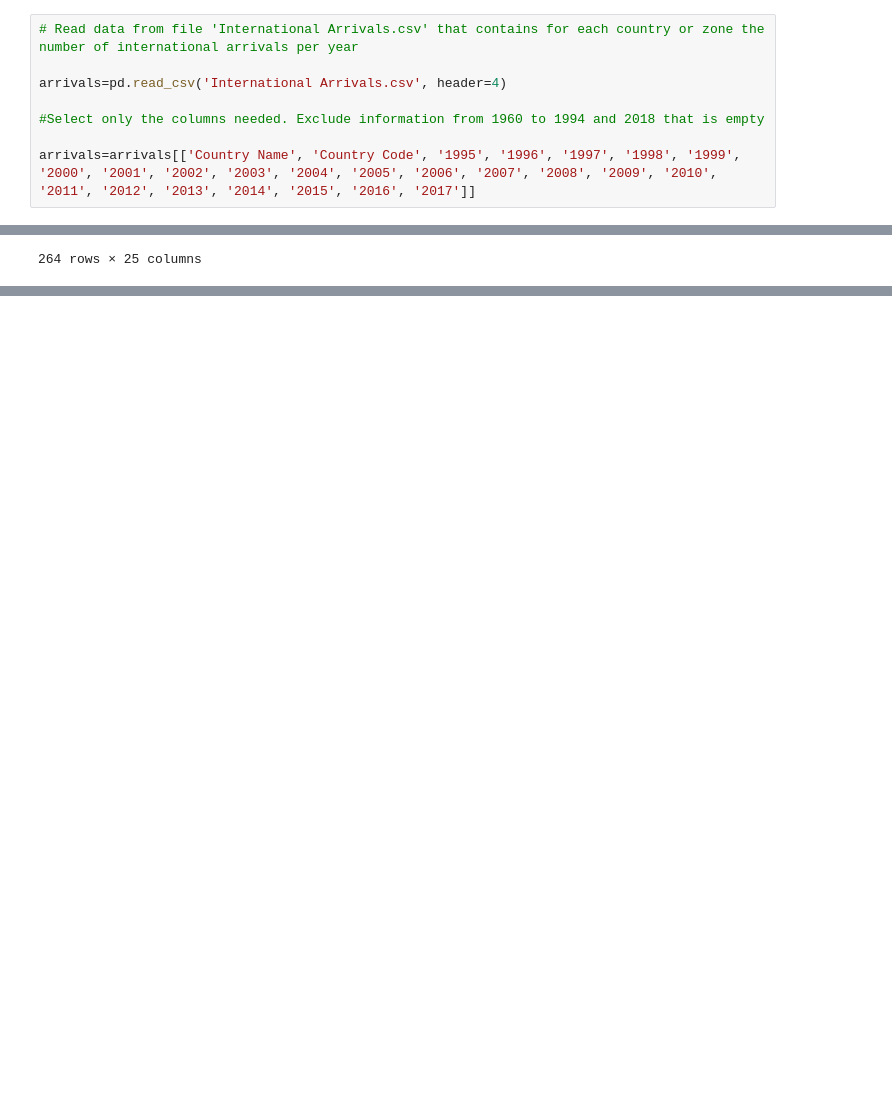
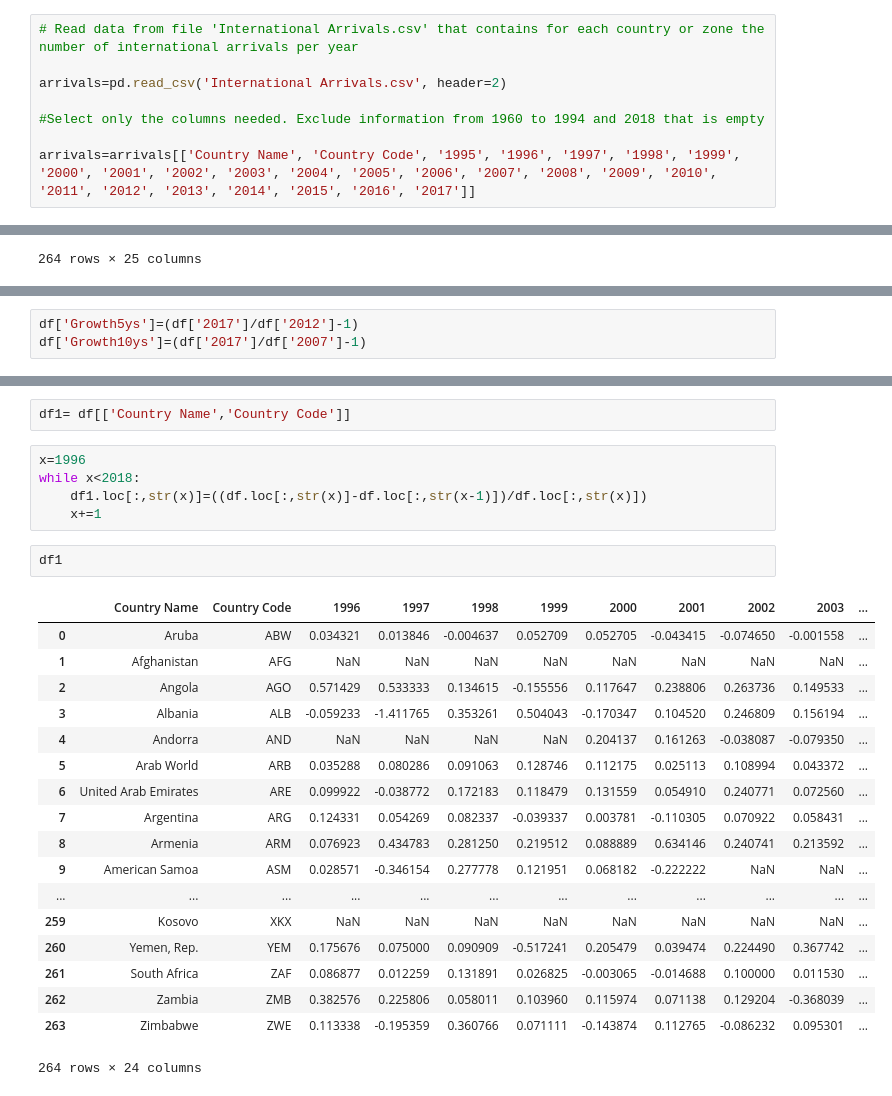
Before and after one commit to rennanvoa2/Programming_DS_Project, a Jupyter notebook: Final Project.ipynb, the cells around one changed output, grey strips where cells are left out. Saved outputs shown, nothing was run; the diff lists cells and outputs as text; blank space fills up the shorter version.

```diff
--- a/Final Project.ipynb
+++ b/Final Project.ipynb
@@ -5,7 +5,7 @@ import pandas as pd
 # %%
 # Read data from file 'International Arrivals.csv' that contains for each country or zone the number of international arrivals per year
 
-arrivals=pd.read_csv('International Arrivals.csv', header=4)
+arrivals=pd.read_csv('International Arrivals.csv', header=2)
 
 #Select only the columns needed. Exclude information from 1960 to 1994 and 2018 that is empty
 
@@ -177,0 +178,3 @@ df[(df['Region'].notnull()) & (df['IncomeGroup'].notnull())].nsmallest(10,['2017
+# %%
+df['Growth5ys']=(df['2017']/df['2012']-1)
+df['Growth10ys']=(df['2017']/df['2007']-1)
@@ -177,0 +210,28 @@ df[(df['Region'].notnull()) & (df['IncomeGroup'].notnull())].nsmallest(10,['2017
+# %%
+df1= df[['Country Name','Country Code']]
+# %%
+x=1996
+while x<2018:
+    df1.loc[:,str(x)]=((df.loc[:,str(x)]-df.loc[:,str(x-1)])/df.loc[:,str(x)])
+    x+=1
+# %%
+df1
+# %% [output]
+|  | Country Name | Country Code | 1996 | 1997 | 1998 | 1999 | 2000 | 2001 | 2002 | 2003 | ... |
+| 0 | Aruba | ABW | 0.034321 | 0.013846 | -0.004637 | 0.052709 | 0.052705 | -0.043415 | -0.074650 | -0.001558 | ... |
+| 1 | Afghanistan | AFG | NaN | NaN | NaN | NaN | NaN | NaN | NaN | NaN | ... |
+| 2 | Angola | AGO | 0.571429 | 0.533333 | 0.134615 | -0.155556 | 0.117647 | 0.238806 | 0.263736 | 0.149533 | ... |
+| 3 | Albania | ALB | -0.059233 | -1.411765 | 0.353261 | 0.504043 | -0.170347 | 0.104520 | 0.246809 | 0.156194 | ... |
+| 4 | Andorra | AND | NaN | NaN | NaN | NaN | 0.204137 | 0.161263 | -0.038087 | -0.079350 | ... |
+| 5 | Arab World | ARB | 0.035288 | 0.080286 | 0.091063 | 0.128746 | 0.112175 | 0.025113 | 0.108994 | 0.043372 | ... |
+| 6 | United Arab Emirates | ARE | 0.099922 | -0.038772 | 0.172183 | 0.118479 | 0.131559 | 0.054910 | 0.240771 | 0.072560 | ... |
+| 7 | Argentina | ARG | 0.124331 | 0.054269 | 0.082337 | -0.039337 | 0.003781 | -0.110305 | 0.070922 | 0.058431 | ... |
+| 8 | Armenia | ARM | 0.076923 | 0.434783 | 0.281250 | 0.219512 | 0.088889 | 0.634146 | 0.240741 | 0.213592 | ... |
+| 9 | American Samoa | ASM | 0.028571 | -0.346154 | 0.277778 | 0.121951 | 0.068182 | -0.222222 | NaN | NaN | ... |
+| ... | ... | ... | ... | ... | ... | ... | ... | ... | ... | ... | ... |
+| 259 | Kosovo | XKX | NaN | NaN | NaN | NaN | NaN | NaN | NaN | NaN | ... |
+| 260 | Yemen, Rep. | YEM | 0.175676 | 0.075000 | 0.090909 | -0.517241 | 0.205479 | 0.039474 | 0.224490 | 0.367742 | ... |
+| 261 | South Africa | ZAF | 0.086877 | 0.012259 | 0.131891 | 0.026825 | -0.003065 | -0.014688 | 0.100000 | 0.011530 | ... |
+| 262 | Zambia | ZMB | 0.382576 | 0.225806 | 0.058011 | 0.103960 | 0.115974 | 0.071138 | 0.129204 | -0.368039 | ... |
+| 263 | Zimbabwe | ZWE | 0.113338 | -0.195359 | 0.360766 | 0.071111 | -0.143874 | 0.112765 | -0.086232 | 0.095301 | ... |
+264 rows × 24 columns
```
Also changed, not shown: parts of 12 cells of this notebook.
